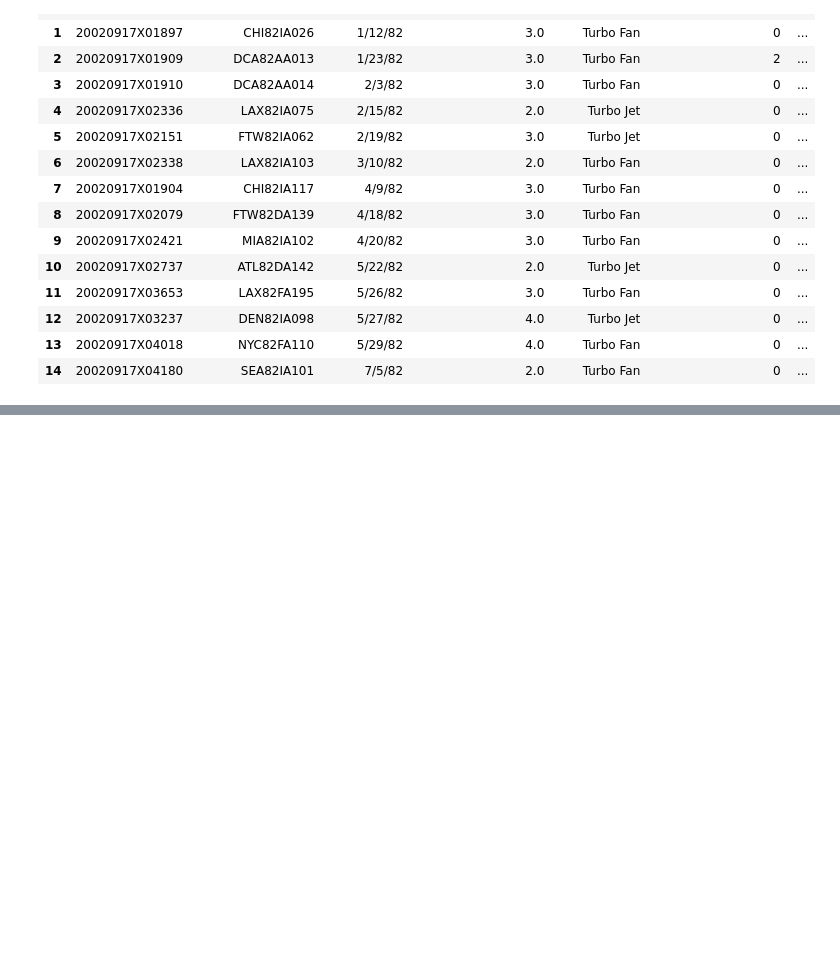
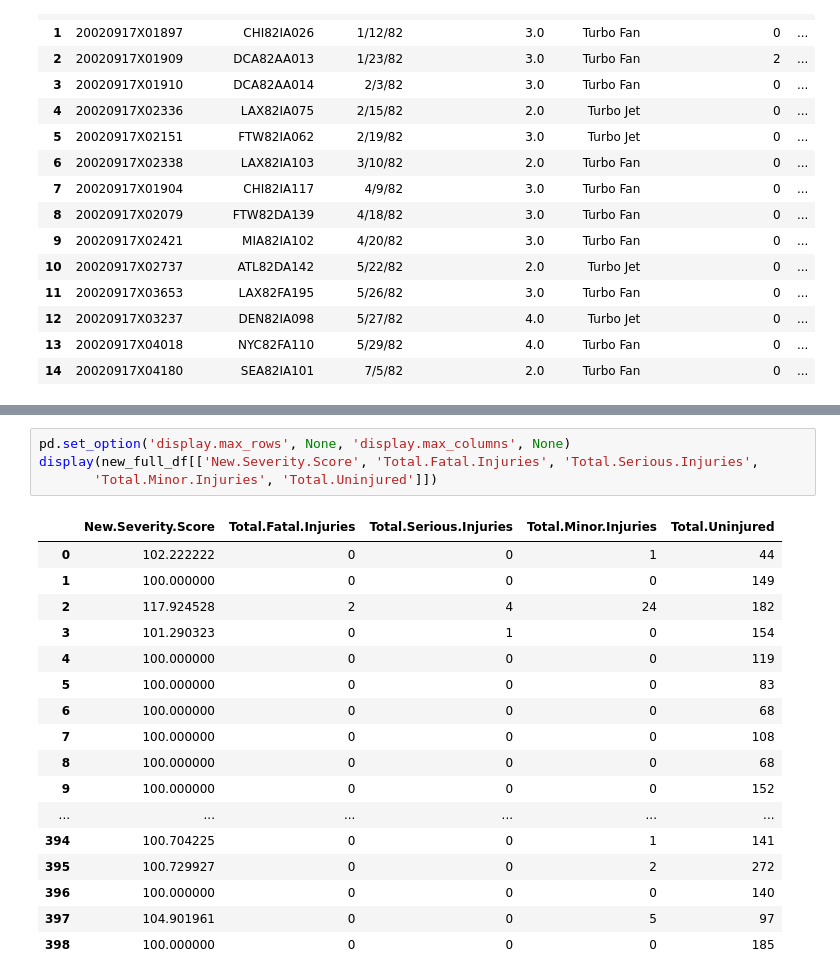
Before and after one commit to basstraining/wings_and_flats, a Jupyter notebook: Notebooks/plane_geo_clean_combined.ipynb, the cells around one changed output, grey strips where cells are left out. Drawn from its saved outputs; the diff is of its cells as text; blank space fills up the shorter version.

```diff
--- a/Notebooks/plane_geo_clean_combined.ipynb
+++ b/Notebooks/plane_geo_clean_combined.ipynb
@@ -120,0 +184,22 @@ new_full_df.head(15)
+# %%
+pd.set_option('display.max_rows', None, 'display.max_columns', None)
+display(new_full_df[['New.Severity.Score', 'Total.Fatal.Injuries', 'Total.Serious.Injuries',
+       'Total.Minor.Injuries', 'Total.Uninjured']])
+# %% [output]
+|  | New.Severity.Score | Total.Fatal.Injuries | Total.Serious.Injuries | Total.Minor.Injuries | Total.Uninjured |
+| 0 | 102.222222 | 0 | 0 | 1 | 44 |
+| 1 | 100.000000 | 0 | 0 | 0 | 149 |
+| 2 | 117.924528 | 2 | 4 | 24 | 182 |
+| 3 | 101.290323 | 0 | 1 | 0 | 154 |
+| 4 | 100.000000 | 0 | 0 | 0 | 119 |
+| 5 | 100.000000 | 0 | 0 | 0 | 83 |
+| 6 | 100.000000 | 0 | 0 | 0 | 68 |
+| 7 | 100.000000 | 0 | 0 | 0 | 108 |
+| 8 | 100.000000 | 0 | 0 | 0 | 68 |
+| 9 | 100.000000 | 0 | 0 | 0 | 152 |
+| ... | ... | ... | ... | ... | ... |
+| 394 | 100.704225 | 0 | 0 | 1 | 141 |
+| 395 | 100.729927 | 0 | 0 | 2 | 272 |
+| 396 | 100.000000 | 0 | 0 | 0 | 140 |
+| 397 | 104.901961 | 0 | 0 | 5 | 97 |
+| 398 | 100.000000 | 0 | 0 | 0 | 185 |
```
Also changed, not shown: parts of 7 cells of this notebook, 2 other files.
